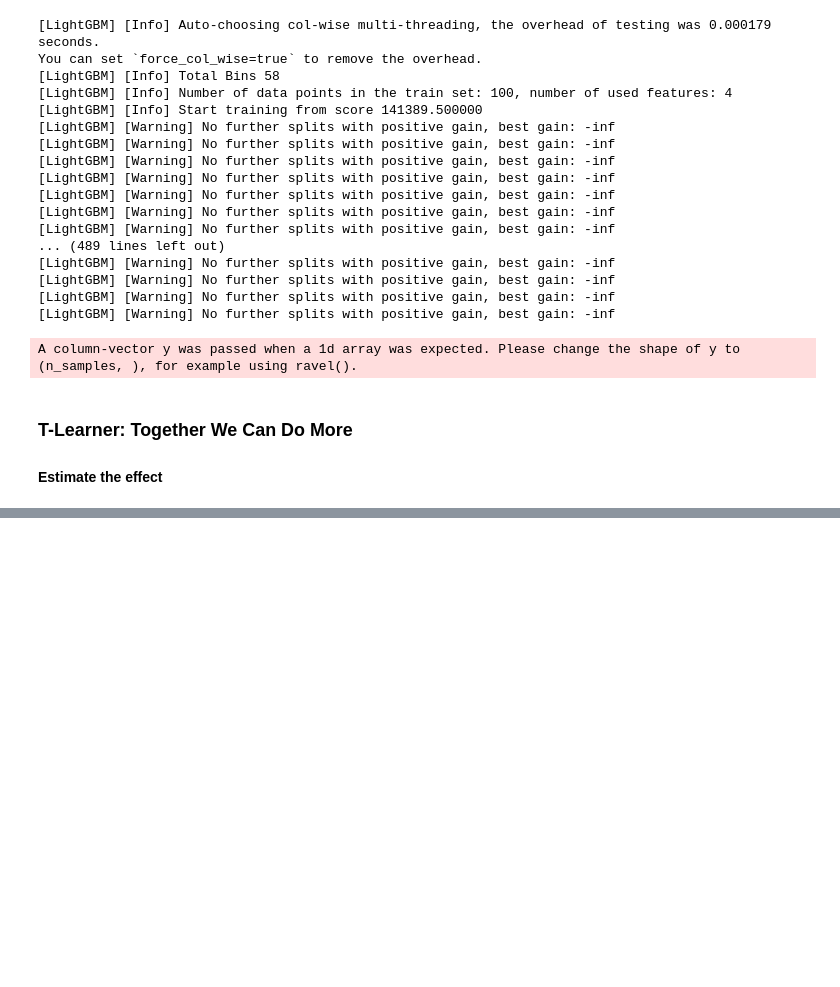
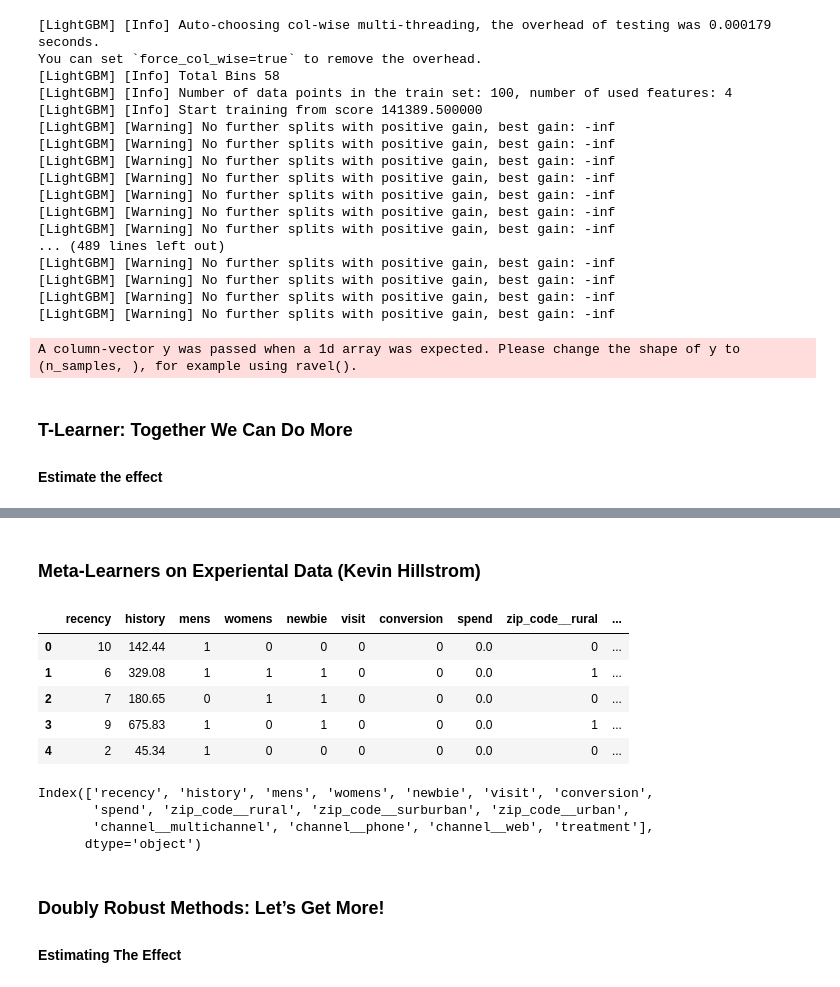
Before and after one commit to joakor89/Causal_inference_in_python, a Jupyter notebook: chap_09/MML.ipynb, the cells around one changed output, grey strips where cells are left out. Saved outputs shown, nothing was run; the diff lists cells and outputs as text; code cells hidden in the pictures; blank space fills up the shorter version.

```diff
--- a/chap_09/Untitled.ipynb
+++ b/chap_09/MML.ipynb
@@ -676,0 +863,29 @@ You can set `force_col_wise=true` to remove the overhead.
+# %% [markdown]
+### Meta-Learners on Experiental Data (Kevin Hillstrom)
+# %%
+# Read in the data
+hillstrom_clean = pd.read_csv('/Users/isisromero/desktop/causal_inference/data/hillstrom_clean.csv')
+
+# Read in labels mapping
+with open('/Users/isisromero/desktop/causal_inference/data/hillstrom_clean_label_mapping.json', 'r') as f:
+    hillstrom_labels_mapping = json.load(f)
+# %%
+hillstrom_clean.head()
+# %% [output]
+|  | recency | history | mens | womens | newbie | visit | conversion | spend | zip_code__rural | ... |
+| 0 | 10 | 142.44 | 1 | 0 | 0 | 0 | 0 | 0.0 | 0 | ... |
+| 1 | 6 | 329.08 | 1 | 1 | 1 | 0 | 0 | 0.0 | 1 | ... |
+| 2 | 7 | 180.65 | 0 | 1 | 1 | 0 | 0 | 0.0 | 0 | ... |
+| 3 | 9 | 675.83 | 1 | 0 | 1 | 0 | 0 | 0.0 | 1 | ... |
+| 4 | 2 | 45.34 | 1 | 0 | 0 | 0 | 0 | 0.0 | 0 | ... |
+# %%
+hillstrom_clean.columns
+# %% [output]
+Index(['recency', 'history', 'mens', 'womens', 'newbie', 'visit', 'conversion',
+       'spend', 'zip_code__rural', 'zip_code__surburban', 'zip_code__urban',
+       'channel__multichannel', 'channel__phone', 'channel__web', 'treatment'],
+      dtype='object')
+# %% [markdown]
+### Doubly Robust Methods: Let’s Get More!
+
+#### Estimating The Effect
```
Also changed, not shown: parts of 43 cells of this notebook.
